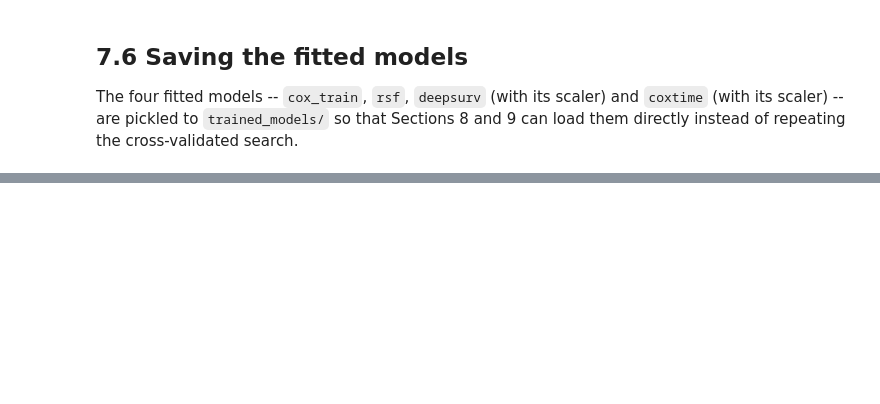
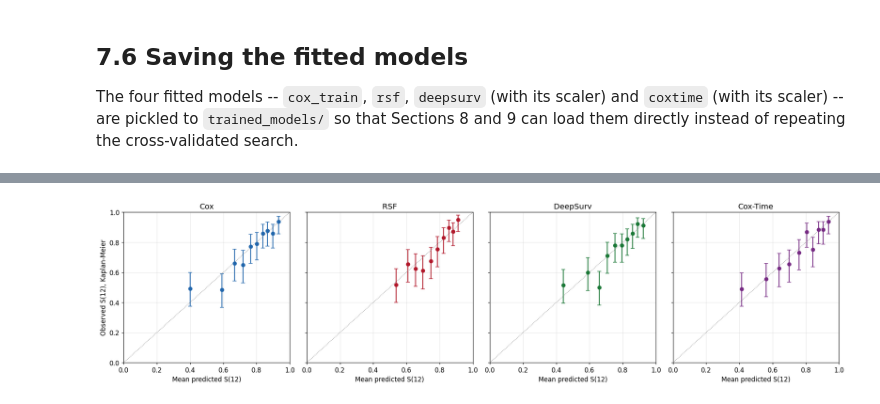
Before and after one commit to Mormorfor/SAML_project, a Jupyter notebook: Final Project/final_proj.ipynb, the cells around one changed output, grey strips where cells are left out. Cells and saved outputs as stored; diff of their text form; code cells hidden in the pictures; blank space fills up the shorter version.

```diff
--- a/Final Project/final_proj.ipynb
+++ b/Final Project/final_proj.ipynb
@@ -1244,0 +1323,9 @@ Saved fitted models to trained_models/: cox_train.joblib, coxtime.joblib, deepsu
+# %%
+test_curves = {name: fn(test_df) for name, fn in SURVIVAL_CURVES.items()}
+test_surv = pd.DataFrame(
+    {name: surv_at_times(curves, np.array([HORIZON])).ravel() for name, curves in test_curves.items()},
+    index=test_df.index)
+test_risk = 1.0 - test_surv
+
+print(f"Test set: {len(test_df)} patients, {int(test_df[EVENT_COL].sum())} events")
+test_surv.describe().round(3)
@@ -1244,0 +1351,10 @@ Saved fitted models to trained_models/: cox_train.joblib, coxtime.joblib, deepsu
+# %%
+from sksurv.metrics import concordance_index_ipcw
+
+y_train_surv, y_test_surv = surv_target(train_df), surv_target(test_df)
+
+uno_c = {
+    name: concordance_index_ipcw(y_train_surv, y_test_surv, test_risk[name].to_numpy(), tau=HORIZON)[0]
+    for name in SURVIVAL_CURVES
+}
+pd.Series(uno_c, name="Uno's C (tau = 12 months)").round(4)
@@ -1244,0 +1373,40 @@ Saved fitted models to trained_models/: cox_train.joblib, coxtime.joblib, deepsu
+# %%
+def calibration_table(name):
+    decile = pd.qcut(test_surv[name], 10, labels=False, duplicates="drop")
+    rows = []
+    for g, idx in test_surv.groupby(decile).groups.items():
+        sub = test_df.loc[idx]
+        km = KaplanMeierFitter().fit(sub[TIME_COL], sub[EVENT_COL])
+        ci = km.confidence_interval_survival_function_
+        lo, hi = ci.loc[ci.index <= HORIZON].iloc[-1]
+        rows.append({
+            "decile": int(g) + 1, "n": len(sub),
+            "predicted": test_surv.loc[idx, name].mean(),
+            "observed": float(km.survival_function_at_times([HORIZON]).iloc[0]),
+            "lower": lo, "upper": hi,
+        })
+    return pd.DataFrame(rows).set_index("decile")
+
+
+calibration = {name: calibration_table(name) for name in SURVIVAL_CURVES}
+
+fig, axes = plt.subplots(1, 4, figsize=(18.0, 4.6), sharex=True, sharey=True)
+for ax, (name, (color, _)) in zip(axes, MODEL_STYLE.items()):
+    tab = calibration[name]
+    ax.errorbar(tab["predicted"], tab["observed"],
+                yerr=[tab["observed"] - tab["lower"], tab["upper"] - tab["observed"]],
+                fmt="o", color=color, capsize=3)
+    ax.plot([0, 1], [0, 1], color="grey", linestyle=":", linewidth=1)
+    ax.set_xlabel("Mean predicted S(12)")
+    ax.set_title(name)
+    ax.set_xlim(0, 1)
+    ax.set_ylim(0, 1)
+axes[0].set_ylabel("Observed S(12), Kaplan-Meier")
+
+fig.tight_layout()
+fig.savefig(os.path.join(FIG_DIR, "fig8_calibration.png"))
+plt.show()
+
+pd.concat(calibration, names=["model"]).round(3).to_csv(os.path.join(TAB_DIR, "table10_calibration.csv"))
+# %% [output]
+[figure, added]
```
Also changed, not shown: parts of 24 cells of this notebook.
